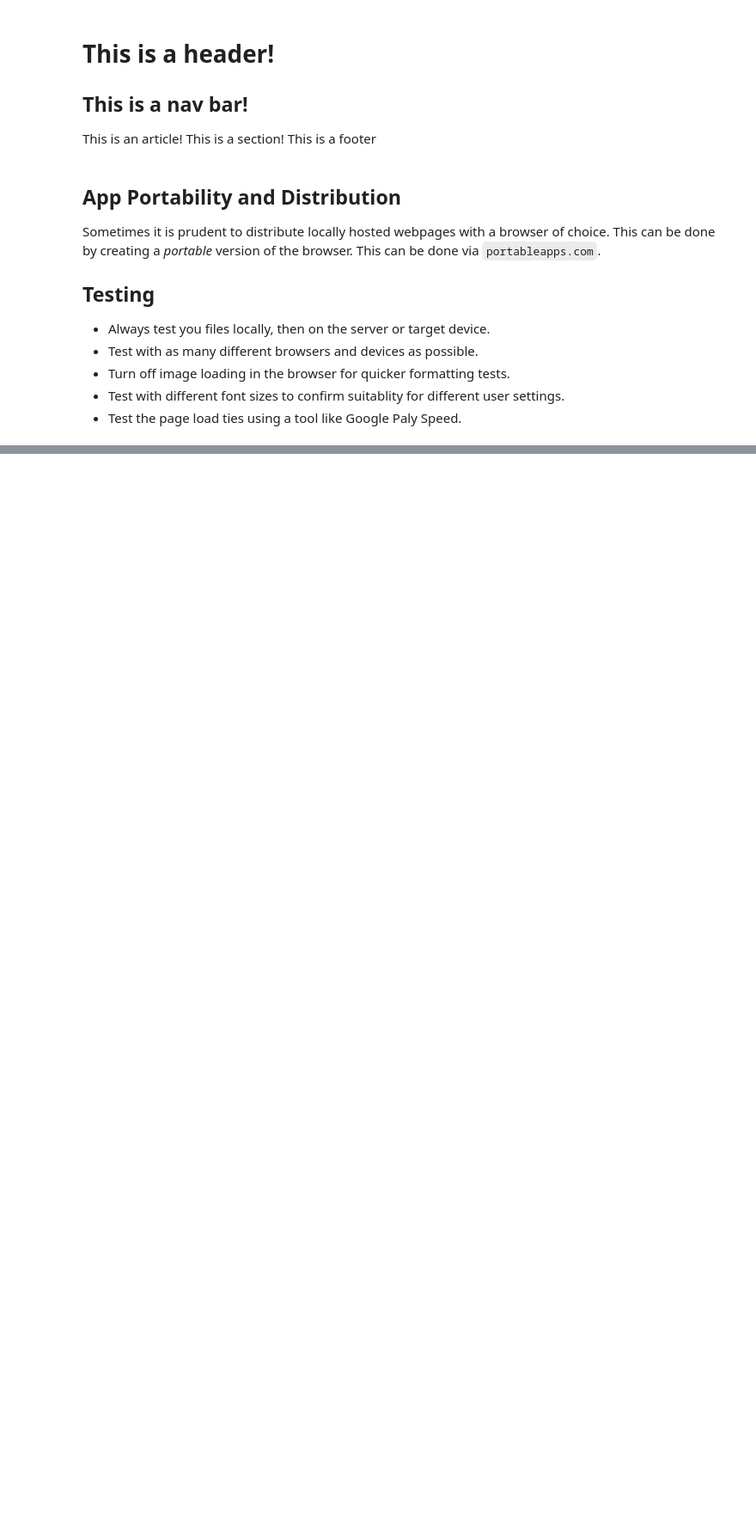
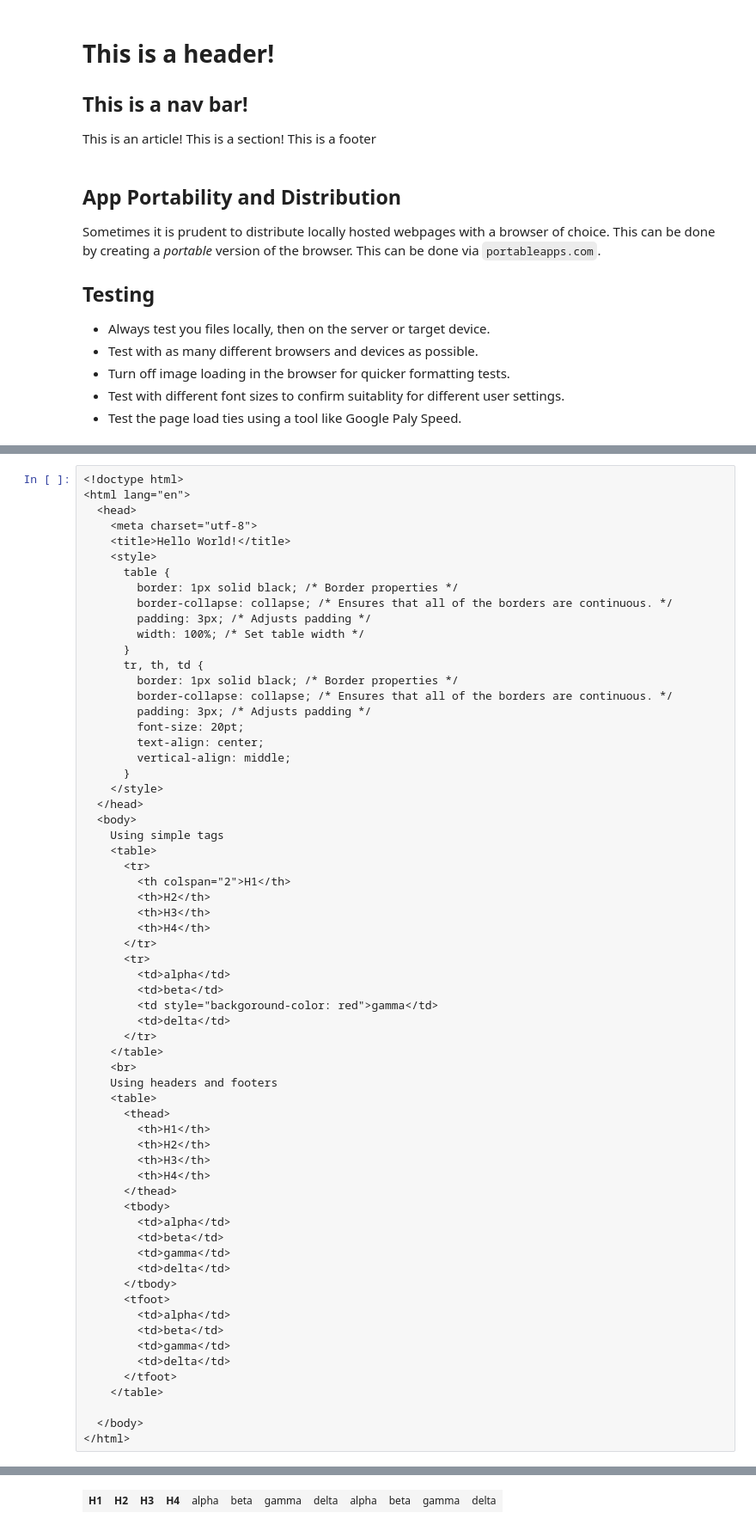
Before and after one commit to limi-projects/Tech_No_Babble, a Jupyter notebook: docs/In development/html.ipynb, the cells around one changed output, grey strips where cells are left out. Shown: that part at 86% size. Drawn from its saved outputs; the diff is of its cells as text; blank space fills up the shorter version.

Commit message:
Added HTML and JavaScript

```diff
--- a/docs/In development/html.ipynb
+++ b/docs/In development/html.ipynb
@@ -263,0 +587,65 @@ Green text
+# %%
+<!doctype html>
+<html lang="en">
+  <head>
+    <meta charset="utf-8">
+    <title>Hello World!</title>
+    <style>
+      table {
+        border: 1px solid black; /* Border properties */
+        border-collapse: collapse; /* Ensures that all of the borders are continuous. */
+        padding: 3px; /* Adjusts padding */
+        width: 100%; /* Set table width */
+      }
+      tr, th, td {
+        border: 1px solid black; /* Border properties */
+        border-collapse: collapse; /* Ensures that all of the borders are continuous. */
+        padding: 3px; /* Adjusts padding */
+        font-size: 20pt;
+        text-align: center;
+        vertical-align: middle;
+      }
+    </style>
+  </head>
+  <body>
+    Using simple tags
+    <table>
+      <tr>
+        <th colspan="2">H1</th>
+        <th>H2</th>
+        <th>H3</th>
+        <th>H4</th>
+      </tr>
+      <tr>
+        <td>alpha</td>
+        <td>beta</td>
+        <td style="backgoround-color: red">gamma</td>
+        <td>delta</td>
+      </tr>
+    </table>
+    <br>
+    Using headers and footers
+    <table>
+      <thead>
+        <th>H1</th>
+        <th>H2</th>
+        <th>H3</th>
+        <th>H4</th>
+      </thead>
+      <tbody>
+        <td>alpha</td>
+        <td>beta</td>
+        <td>gamma</td>
+        <td>delta</td>
+      </tbody>
+      <tfoot>
+        <td>alpha</td>
+        <td>beta</td>
+        <td>gamma</td>
+        <td>delta</td>
+      </tfoot>
+    </table>
+
+  </body>
+</html>
+# %% [output]
@@ -263,0 +656 @@ Green text
+| H1 | H2 | H3 | H4 | alpha | beta | gamma | delta | alpha | beta | gamma | delta |
```
Also changed, not shown: parts of 32 cells of this notebook, 6 other files.
